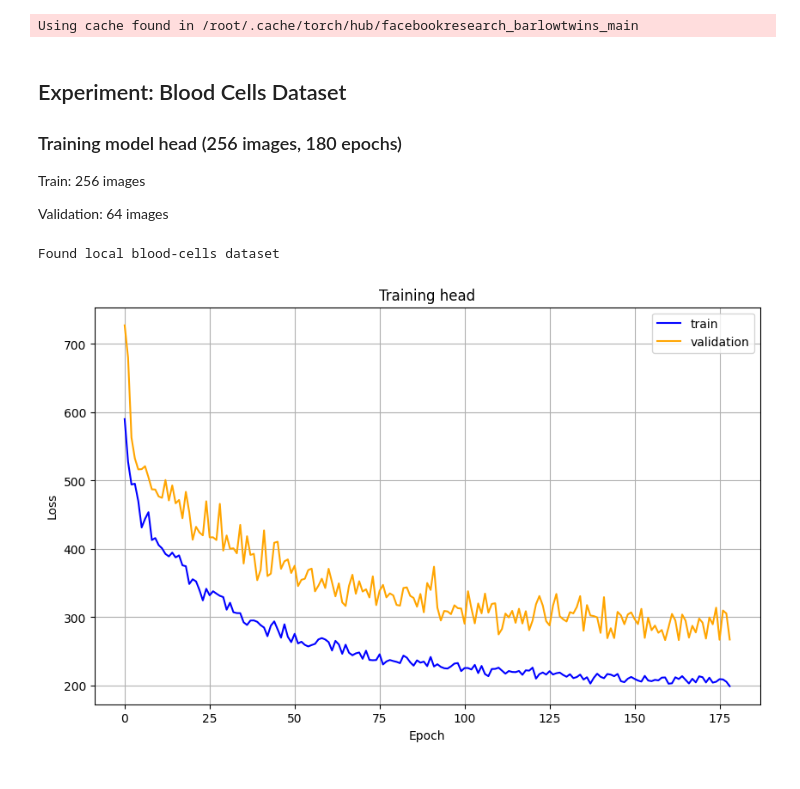
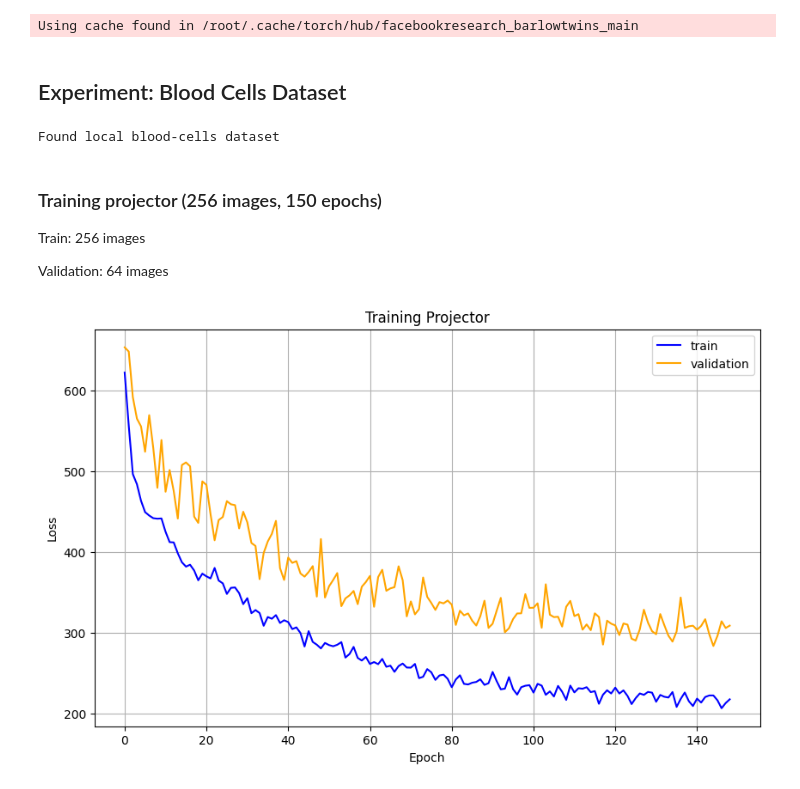
Before and after one commit to intsystems/2025-Project-170, a Jupyter notebook: code/computational_experiment.ipynb, the cells around one changed output. Saved outputs shown, nothing was run; the diff lists cells and outputs as text; code cells hidden in the pictures.

```diff
--- a/code/computational_experiment.ipynb
+++ b/code/computational_experiment.ipynb
@@ -353,41 +571,53 @@ barlow_twins = BarlowTwins(resnet_model, 'avgpool', [2048, 1024, 1024],
                       3.9e-3, 1)
 # %% [output]
 Using cache found in /root/.cache/torch/hub/facebookresearch_barlowtwins_main
+# %% [markdown]
+## Experiment: Blood Cells Dataset
+# %%
+download_blood_cells_dataset()
+blood_cells_images = load_images("blood-cells", 256 + 64)
+
+for i in range(len(blood_cells_images)):
+    blood_cells_images[i] = to_pil_image(blood_cells_images[i])
+
+blood_cells_train = blood_cells_images[:256]
+blood_cells_validation = blood_cells_images[256:]
+
+proj_train_dataset = ImageDataset(blood_cells_train,
+                       transform=Transform())
+proj_validation_dataset = ImageDataset(blood_cells_validation,
+                       transform=Transform())
+
+sim_train_dataset = RandomPairImageDataset(blood_cells_train,
+                       transform_first=TransformFirst(),
+                       transform_second=TransformSecond(),
+                       same_prob=0.4)
+sim_validation_dataset = RandomPairImageDataset(blood_cells_validation,
+                       transform_first=TransformFirst(),
+                       transform_second=TransformSecond(),
+                       same_prob=0.4)
+
+proj_train_dataloader = DataLoader(proj_train_dataset, batch_size=64, shuffle=True)
+proj_validation_dataloader = DataLoader(proj_validation_dataset, batch_size=32, shuffle=True)
+
+sim_train_dataloader = DataLoader(sim_train_dataset, batch_size=64, shuffle=True)
+sim_validation_dataloader = DataLoader(sim_validation_dataset, batch_size=32, shuffle=True)
+# %% [output]
+Found local blood-cells dataset
 # %% [markdown]
-## Experiment: Blood Cells Dataset
-
-### Training model head (256 images, 180 epochs)
+### Training projector (256 images, 150 epochs)
 
 Train: 256 images
 
 Validation: 64 images
-# %%
-download_blood_cells_dataset()
-blood_cells_images = load_images("blood-cells", 256 + 64)
-
-for i in range(len(blood_cells_images)):
-    blood_cells_images[i] = to_pil_image(blood_cells_images[i])
-
-blood_cells_train = blood_cells_images[:256]
-blood_cells_validation = blood_cells_images[256:]
-
-train_dataset = ImageDataset(blood_cells_train,
-                       transform=Transform())
-validation_dataset = ImageDataset(blood_cells_validation,
-                       transform=Transform())
-
-train_dataloader = DataLoader(train_dataset, batch_size=64, shuffle=True)
-validation_dataloader = DataLoader(validation_dataset, batch_size=32, shuffle=True)
-# %% [output]
-Found local blood-cells dataset
 # %%
 optimizer = torch.optim.Adam(barlow_twins.parameters())
 
-train_losses, validation_losses = barlow_twins.train_head(
-    train_dataloader,
-    validation_dataloader,
+proj_train_losses, proj_validation_losses = barlow_twins.train_projector(
+    proj_train_dataloader,
+    proj_validation_dataloader,
     optimizer,
-    epochs=180
+    epochs=150
 )
 # %% [output]
-[figure, old version]
+[figure, new version]
```
Also changed, not shown: parts of 17 cells of this notebook, 10 other files.
